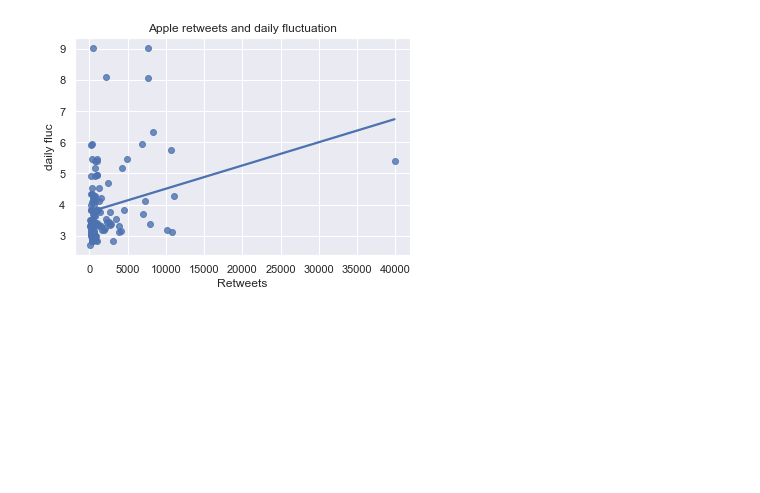
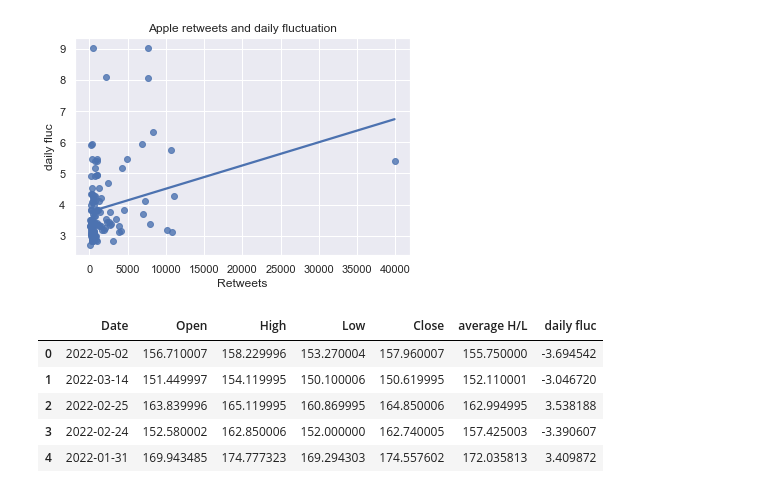
Before and after one commit to anne-tanne/social-computing-fs22, a Jupyter notebook: Data Analysis/tweets_comparison.ipynb, the cells around one changed output. Drawn from its saved outputs; the diff is of its cells as text; code cells hidden in the pictures; blank space fills up the shorter version.

```diff
--- a/Data Analysis/tweets_comparison.ipynb
+++ b/Data Analysis/tweets_comparison.ipynb
@@ -210,3 +210,14 @@ sns.regplot(x=retweets, y=fluc, ci=None).set(title='Apple retweets and daily flu
 plt.savefig('vis/reg_plot.png', dpi=500)
 # %% [output]
 [figure]
+# %%
+df = pd.read_csv('financial_data/Apple_financial.csv')
+df.drop(columns=['Unnamed: 0'], inplace=True)
+df.head()
+# %% [output]
+|  | Date | Open | High | Low | Close | average H/L | daily fluc |
+| 0 | 2022-05-02 | 156.710007 | 158.229996 | 153.270004 | 157.960007 | 155.750000 | -3.694542 |
+| 1 | 2022-03-14 | 151.449997 | 154.119995 | 150.100006 | 150.619995 | 152.110001 | -3.046720 |
+| 2 | 2022-02-25 | 163.839996 | 165.119995 | 160.869995 | 164.850006 | 162.994995 | 3.538188 |
+| 3 | 2022-02-24 | 152.580002 | 162.850006 | 152.000000 | 162.740005 | 157.425003 | -3.390607 |
+| 4 | 2022-01-31 | 169.943485 | 174.777323 | 169.294303 | 174.557602 | 172.035813 | 3.409872 |
```
Also changed, not shown: parts of 2 cells of this notebook.
